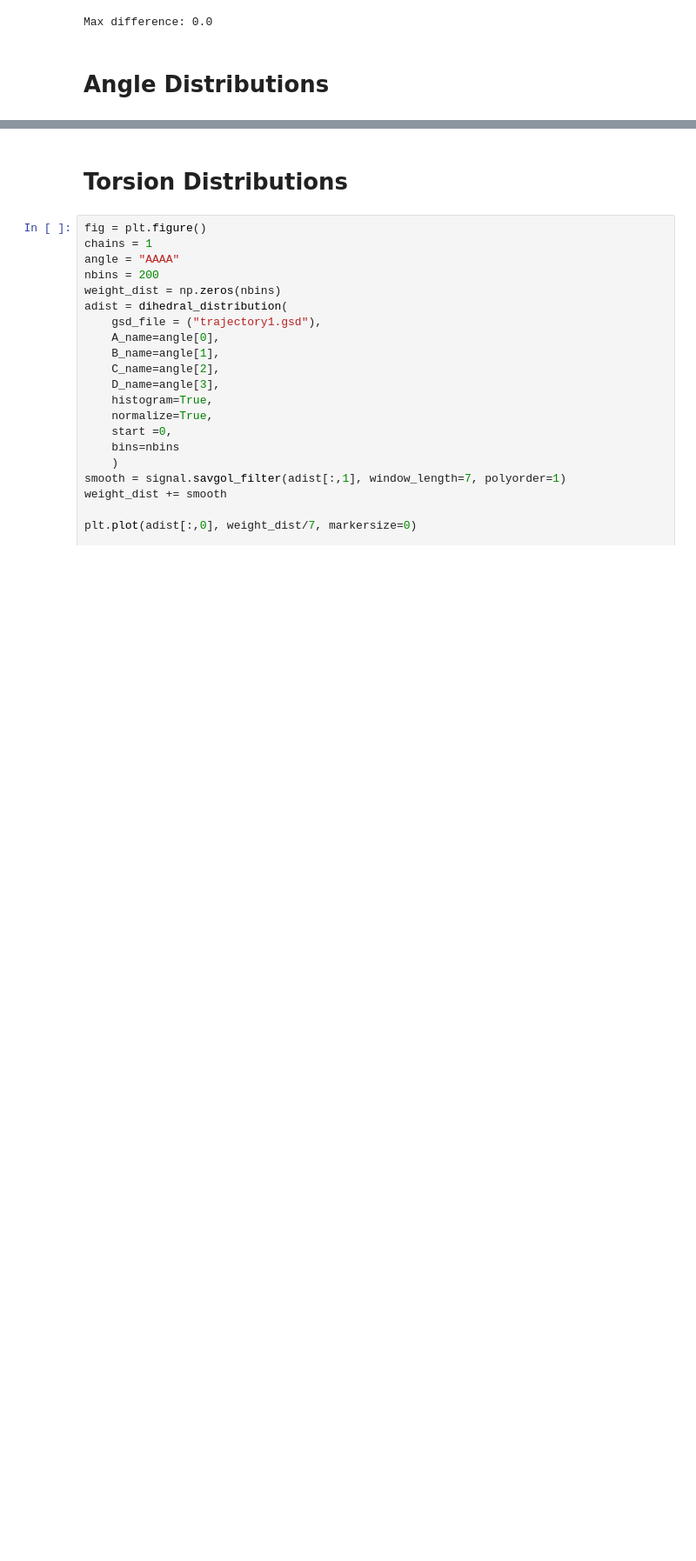
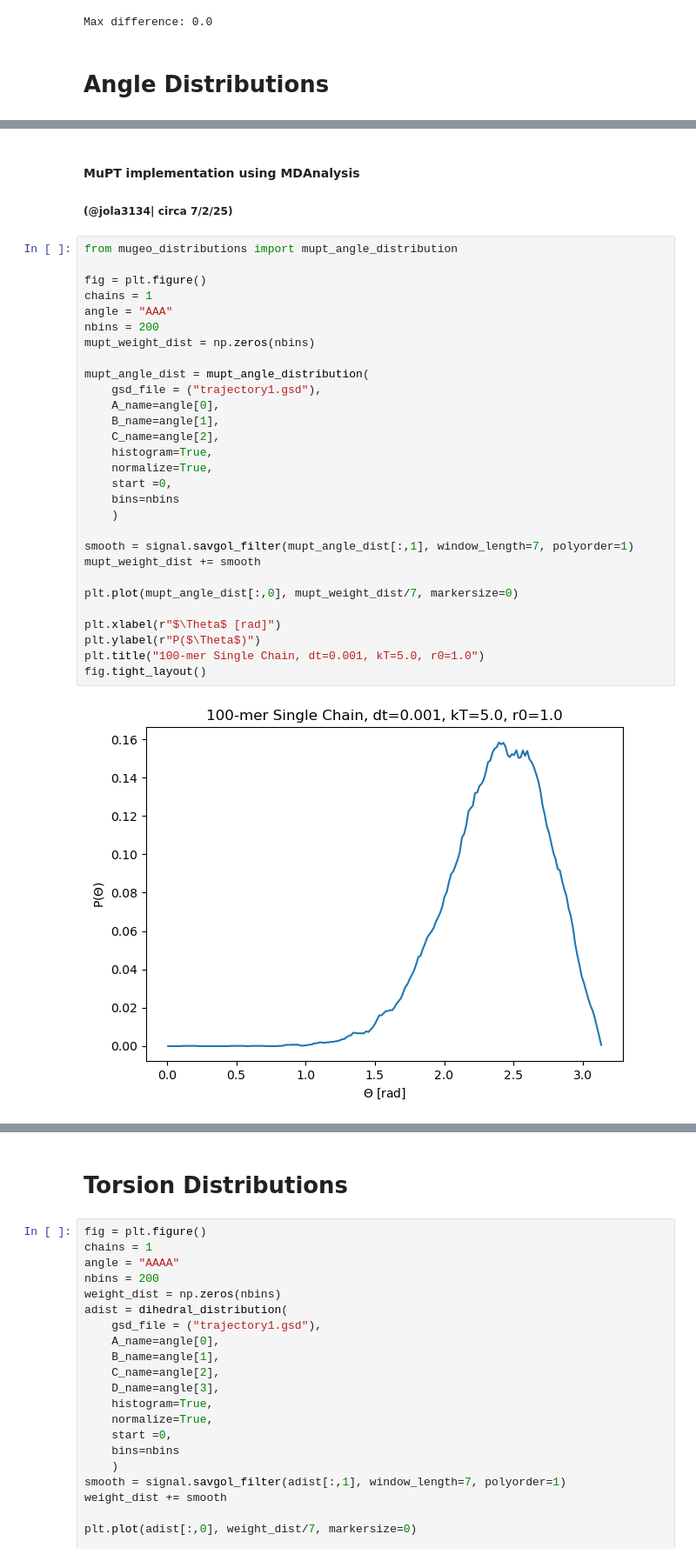
Before and after one commit to StephMcCallum/mupt-analysis-clean, a Jupyter notebook: geo_distributions_reference/distributions.ipynb, the cells around one changed output, grey strips where cells are left out. Shown at 87% size. Saved outputs shown, nothing was run; the diff lists cells and outputs as text; blank space fills up the shorter version.

Commit message:
Implemented Angle Distribution

```diff
--- a/geo_distributions_reference/distributions.ipynb
+++ b/geo_distributions_reference/distributions.ipynb
@@ -116,3 +116,37 @@ plt.ylabel("P($\Theta$)")
 # %% [output]
 Text(0, 0.5, 'P($\\Theta$)')
 [figure]
+# %% [markdown]
+#### MuPT implementation using MDAnalysis
+##### (@jola3134| circa 7/2/25)
+# %%
+from mugeo_distributions import mupt_angle_distribution
+
+fig = plt.figure()
+chains = 1
+angle = "AAA"
+nbins = 200
+mupt_weight_dist = np.zeros(nbins)
+
+mupt_angle_dist = mupt_angle_distribution(
+    gsd_file = ("trajectory1.gsd"),
+    A_name=angle[0],
+    B_name=angle[1],
+    C_name=angle[2],
+    histogram=True,
+    normalize=True,
+    start =0,
+    bins=nbins
+    )
+
+smooth = signal.savgol_filter(mupt_angle_dist[:,1], window_length=7, polyorder=1)
+mupt_weight_dist += smooth
+
+plt.plot(mupt_angle_dist[:,0], mupt_weight_dist/7, markersize=0)
+
+plt.xlabel(r"$\Theta$ [rad]")
+plt.ylabel(r"P($\Theta$)")
+plt.title("100-mer Single Chain, dt=0.001, kT=5.0, r0=1.0")
+fig.tight_layout()
+# %% [output]
+[figure, added]
```
Also changed, not shown: parts of 10 cells of this notebook, 2 other files.
